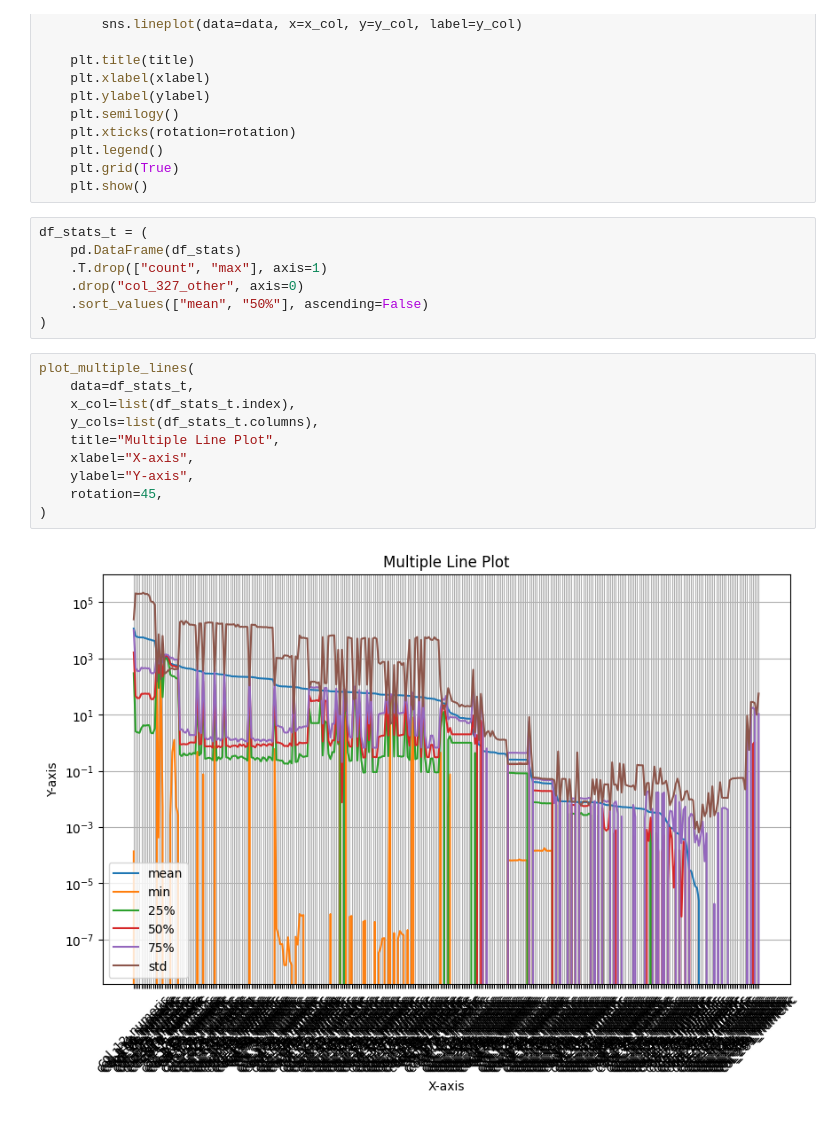
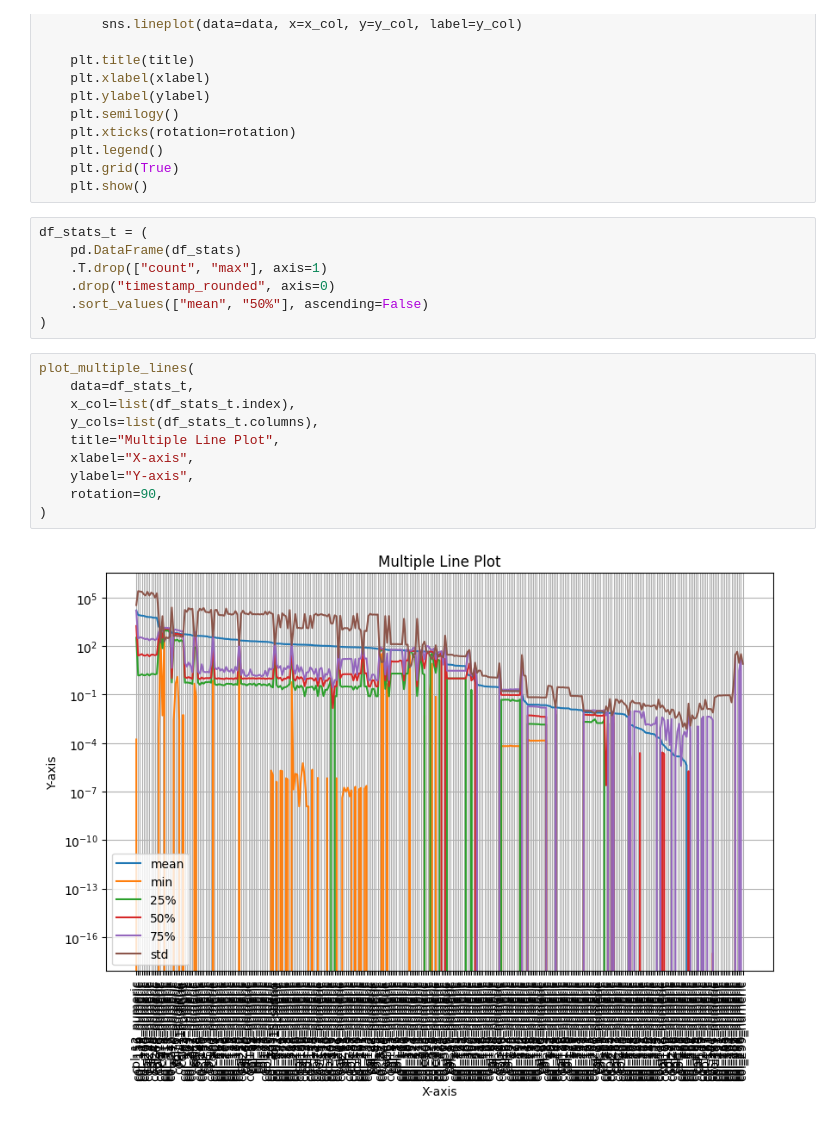
Before and after one commit to indremontvilaite/ml_project, a Jupyter notebook: EDA.ipynb, the cells around one changed output. Drawn from its saved outputs; the diff is of its cells as text.

```diff
--- a/EDA.ipynb
+++ b/EDA.ipynb
@@ -173,18 +183,18 @@ def plot_multiple_lines(
 df_stats_t = (
     pd.DataFrame(df_stats)
     .T.drop(["count", "max"], axis=1)
-    .drop("col_327_other", axis=0)
+    .drop("timestamp_rounded", axis=0)
     .sort_values(["mean", "50%"], ascending=False)
 )
 # %%
 plot_multiple_lines(
     data=df_stats_t,
     x_col=list(df_stats_t.index),
     y_cols=list(df_stats_t.columns),
     title="Multiple Line Plot",
     xlabel="X-axis",
     ylabel="Y-axis",
-    rotation=45,
+    rotation=90,
 )
 # %% [output]
-[figure, old version]
+[figure, new version]
```
Also changed, not shown: parts of 17 cells of this notebook, 3 other files.
